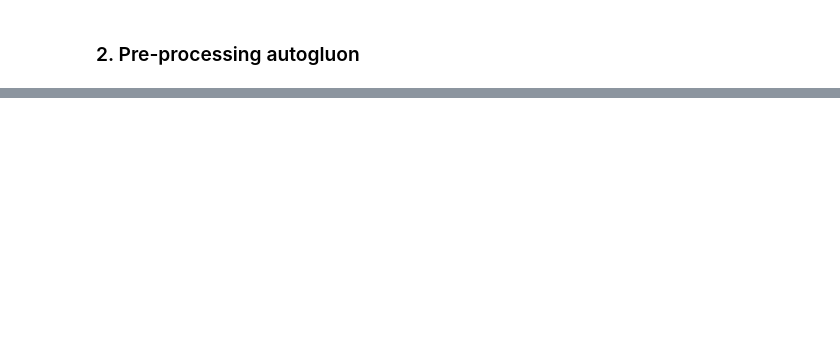
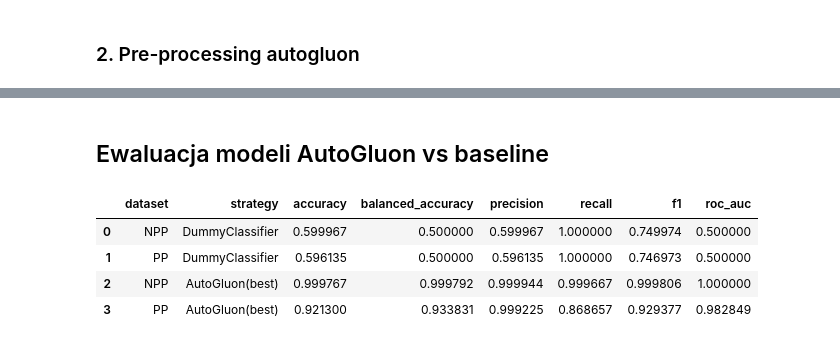
Before and after one commit to VladRost/suml_15_grupa5, a Jupyter notebook: ProgramPPvNPP.ipynb, the cells around one changed output, grey strips where cells are left out. Saved outputs shown, nothing was run; the diff lists cells and outputs as text; code cells hidden in the pictures; blank space fills up the shorter version.

Commit message:
Baseline + Ewaluacja Autogluon vs Baseline

```diff
--- a/ProgramPPvNPP.ipynb
+++ b/ProgramPPvNPP.ipynb
@@ -211,0 +357,2 @@ Name: diagnosed_diabetes, Length: 24892, dtype: float64
+# %% [markdown]
+## Ewaluacja modeli AutoGluon vs baseline
@@ -211,0 +378,61 @@ Name: diagnosed_diabetes, Length: 24892, dtype: float64
+# %%
+
+train_npp, test_npp = train_test_split(
+    npp_data, test_size=0.30, random_state=42, shuffle=True, stratify=npp_data[LABEL]
+)
+train_pp, test_pp = train_test_split(
+    pp_data, test_size=0.30, random_state=42, shuffle=True, stratify=pp_data[LABEL]
+)
+
+predictor_npp = TabularPredictor.load(NPP_PATH)
+predictor_pp  = TabularPredictor.load(PP_PATH)
+
+
+def eval_ag_best(predictor, test_df, name):
+    y_true = test_df[LABEL]
+
+    X_test = test_df.drop(columns=[LABEL]).copy()
+    test_data = TabularDataset(X_test)
+
+    y_pred = predictor.predict(test_data)
+    proba = predictor.predict_proba(test_data)
+
+    y_proba = None
+    if isinstance(proba, pd.DataFrame) and 1 in proba.columns:
+        y_proba = proba[1].values
+    elif hasattr(proba, "values"):
+        # fallback
+        y_proba = proba.values
+
+    return {
+        "dataset": name,
+        "strategy": "AutoGluon(best)",
+        "accuracy": accuracy_score(y_true, y_pred),
+        "balanced_accuracy": balanced_accuracy_score(y_true, y_pred),
+        "precision": precision_score(y_true, y_pred, zero_division=0),
+        "recall": recall_score(y_true, y_pred, zero_division=0),
+        "f1": f1_score(y_true, y_pred, zero_division=0),
+        "roc_auc": roc_auc_score(y_true, y_proba)
+    }
+
+
+ag_rows = [
+    eval_ag_best(predictor_npp, test_npp, "NPP"),
+    eval_ag_best(predictor_pp,  test_pp,  "PP")
+]
+
+ag_df = pd.DataFrame(ag_rows)
+
+dummy_df = pd.read_csv("baseline_dummy_simple.csv")
+
+results_df = pd.concat([dummy_df, ag_df], ignore_index=True)
+
+display(results_df)
+
+results_df.to_csv("comparison_baseline_vs_autogluon.csv", index=False)
+# %% [output]
+|  | dataset | strategy | accuracy | balanced_accuracy | precision | recall | f1 | roc_auc |
+| 0 | NPP | DummyClassifier | 0.599967 | 0.500000 | 0.599967 | 1.000000 | 0.749974 | 0.500000 |
+| 1 | PP | DummyClassifier | 0.596135 | 0.500000 | 0.596135 | 1.000000 | 0.746973 | 0.500000 |
+| 2 | NPP | AutoGluon(best) | 0.999767 | 0.999792 | 0.999944 | 0.999667 | 0.999806 | 1.000000 |
+| 3 | PP | AutoGluon(best) | 0.921300 | 0.933831 | 0.999225 | 0.868657 | 0.929377 | 0.982849 |
```
Also changed, not shown: parts of 9 cells of this notebook, 4 other files.
